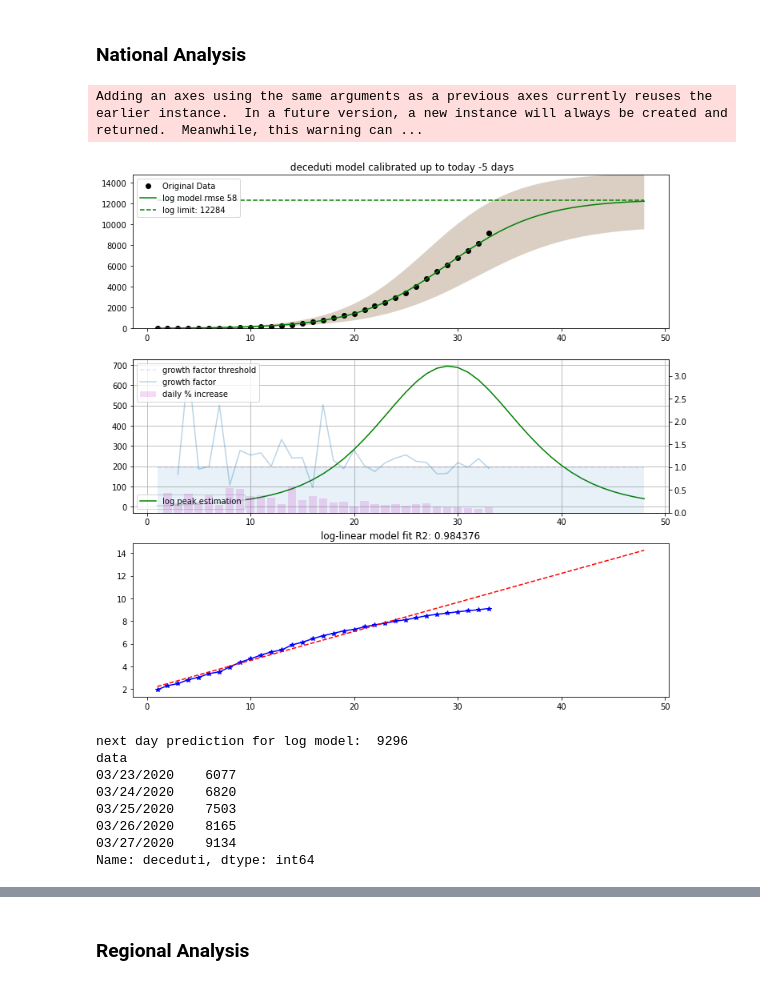
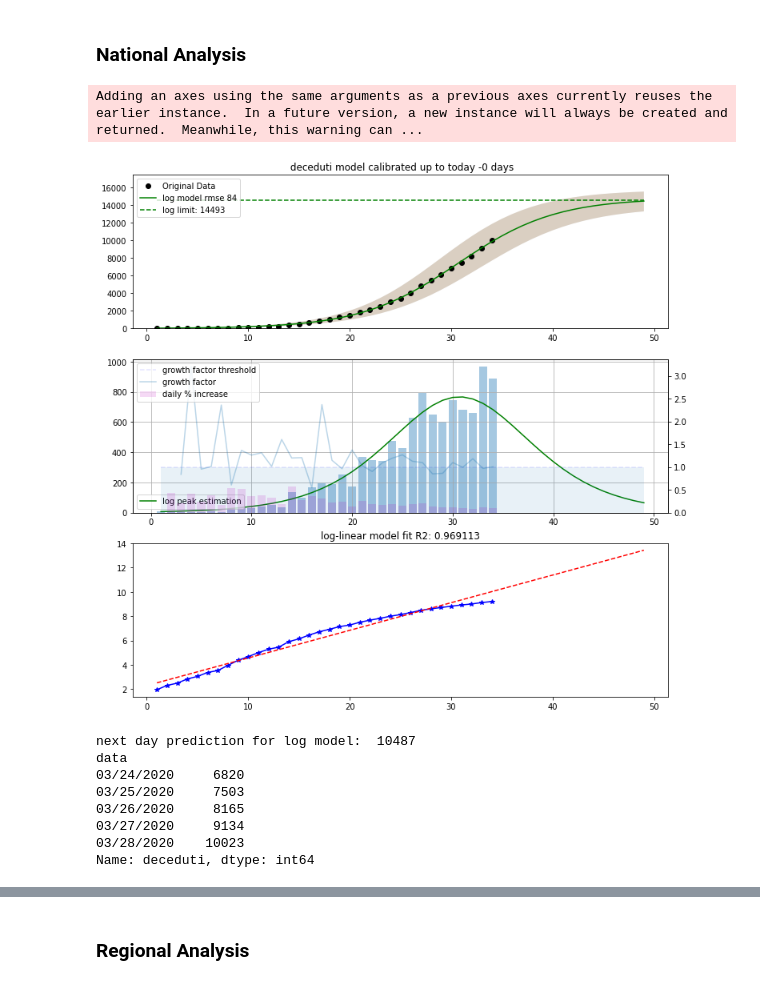
Before and after one commit to mspadaccino/COVID-19, a Jupyter notebook: notebooks/COVID_daily_report_Italy_World.ipynb, the cells around one changed output, grey strips where cells are left out. Saved outputs shown, nothing was run; the diff lists cells and outputs as text; code cells hidden in the pictures.

```diff
--- a/notebooks/COVID_daily_report_Italy_World.ipynb
+++ b/notebooks/COVID_daily_report_Italy_World.ipynb
@@ -189,17 +188,17 @@ df_reg['Abruzzo'][['totale_attualmente_positivi', 'deceduti', 'totale_ospedalizz
 # %% [markdown]
 ### National Analysis
 # %%
-tools.plot_model(df_naz, 'deceduti', backward_fit=5, stdev=2, forward_look=15, plotdifferential=True, plotlimit=True, show_pol=False, show_exp=False)
+tools.plot_model(df_naz, 'deceduti', backward_fit=0, stdev=2, forward_look=15, plotdifferential=True, plotlimit=True, show_pol=False, show_exp=False)
 # %% [output]
 Adding an axes using the same arguments as a previous axes currently reuses the earlier instance.  In a future version, a new instance will always be created and returned.  Meanwhile, this warning can ...
-[figure, old version]
+[figure, new version]
-next day prediction for log model:  9296
+next day prediction for log model:  10487
 data
-03/23/2020    6077
-03/24/2020    6820
-03/25/2020    7503
-03/26/2020    8165
-03/27/2020    9134
+03/24/2020     6820
+03/25/2020     7503
+03/26/2020     8165
+03/27/2020     9134
+03/28/2020    10023
 Name: deceduti, dtype: int64
 # %%
 tools.plot_model(df_naz, 'totale_casi', backward_fit=0, stdev=2, forward_look=15, plotdifferential=True, plotlimit=True, show_pol=False, show_exp=False)
```
Also changed, not shown: parts of 23 cells of this notebook, 6 other files.
